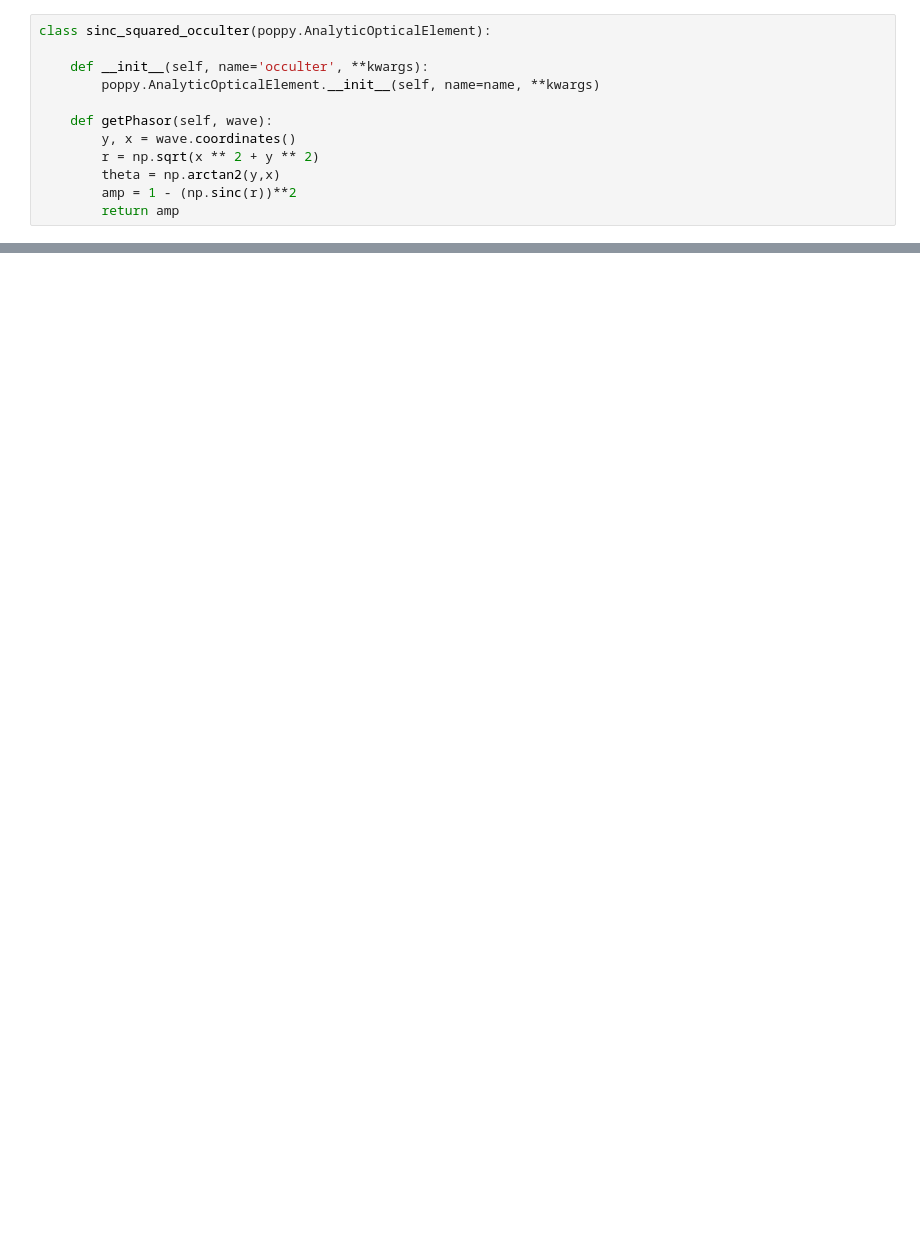
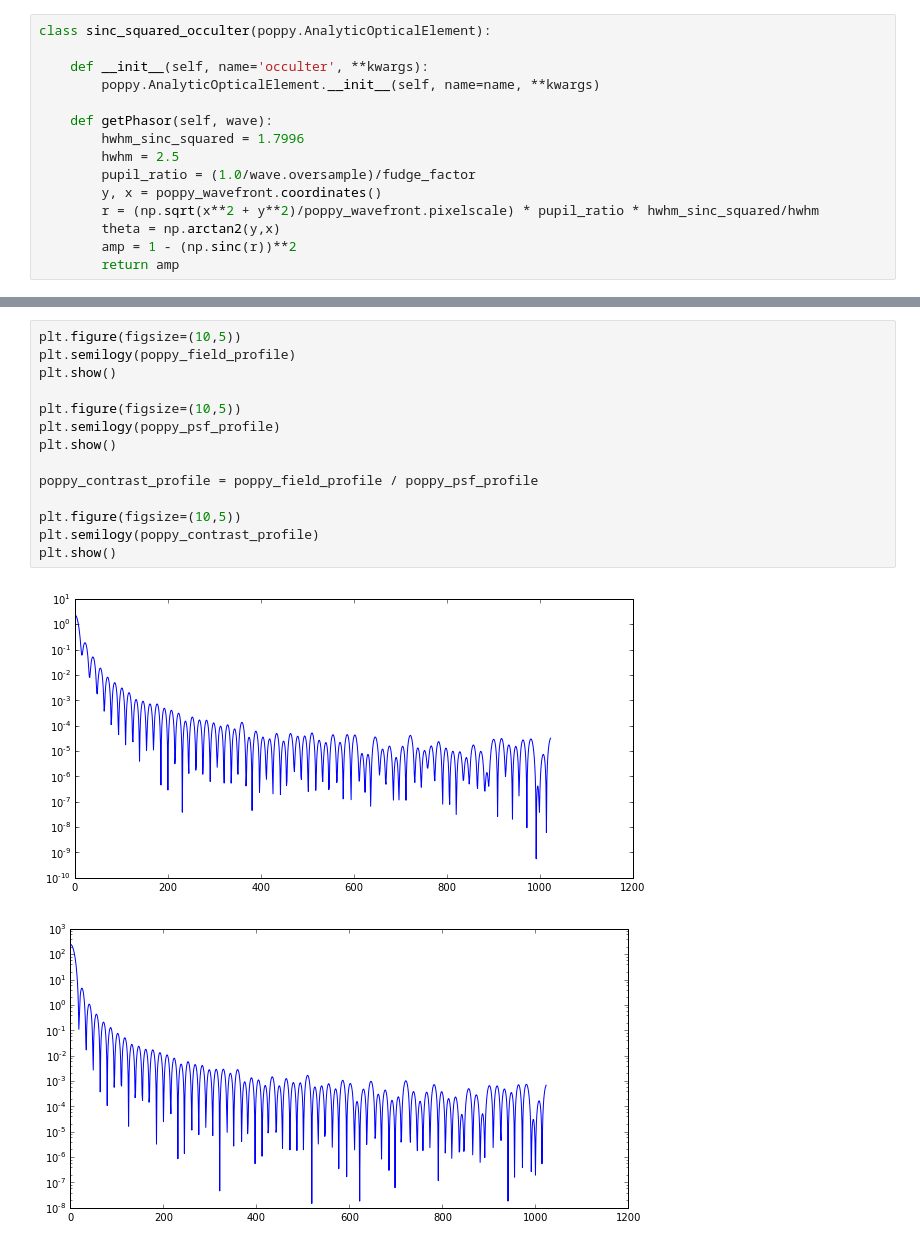
Before and after one commit to douglase/poppy_example_notebooks, a Jupyter notebook: Fresnel/Coronagraph/TDEM_Coronagraph.ipynb, the cells around one changed output, grey strips where cells are left out. Cells and saved outputs as stored; diff of their text form; blank space fills up the shorter version.

```diff
--- a/Fresnel/Coronagraph/TDEM_Coronagraph.ipynb
+++ b/Fresnel/Coronagraph/TDEM_Coronagraph.ipynb
@@ -38,8 +47,11 @@ class sinc_squared_occulter(poppy.AnalyticOpticalElement):
         poppy.AnalyticOpticalElement.__init__(self, name=name, **kwargs)
 
     def getPhasor(self, wave):
-        y, x = wave.coordinates()
-        r = np.sqrt(x ** 2 + y ** 2)
+        hwhm_sinc_squared = 1.7996
+        hwhm = 2.5
+        pupil_ratio = (1.0/wave.oversample)/fudge_factor
+        y, x = poppy_wavefront.coordinates()
+        r = (np.sqrt(x**2 + y**2)/poppy_wavefront.pixelscale) * pupil_ratio * hwhm_sinc_squared/hwhm
         theta = np.arctan2(y,x)
         amp = 1 - (np.sinc(r))**2
         return amp
@@ -167,0 +205,17 @@ plt.plot(np.square(np.abs(poppy_contrast_profile)))
+# %%
+plt.figure(figsize=(10,5))
+plt.semilogy(poppy_field_profile)
+plt.show()
+
+plt.figure(figsize=(10,5))
+plt.semilogy(poppy_psf_profile)
+plt.show()
+
+poppy_contrast_profile = poppy_field_profile / poppy_psf_profile
+
+plt.figure(figsize=(10,5))
+plt.semilogy(poppy_contrast_profile)
+plt.show()
+# %% [output]
+[figure, added]
+[figure, added]
```
Also changed, not shown: parts of 7 cells of this notebook.
